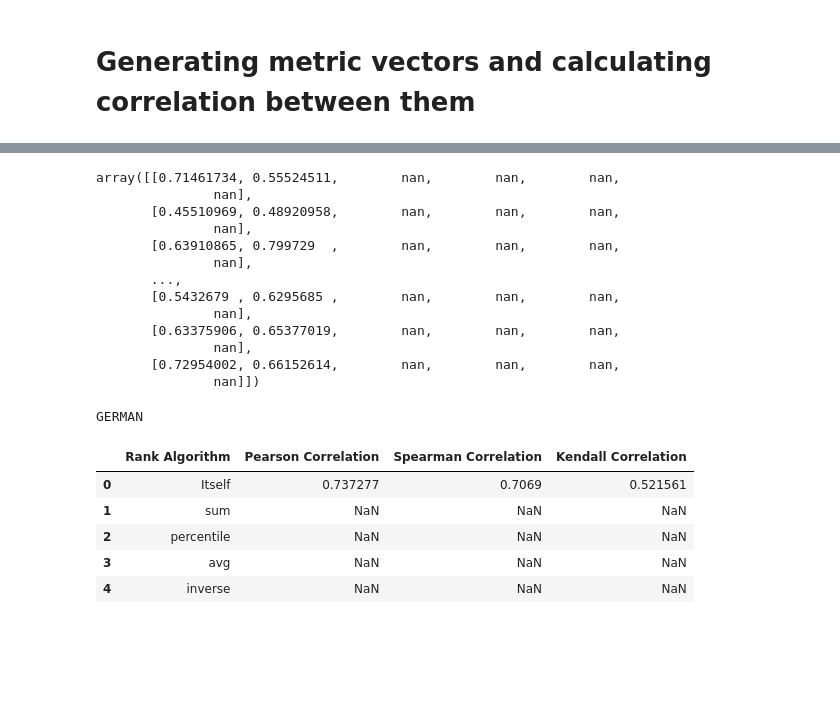
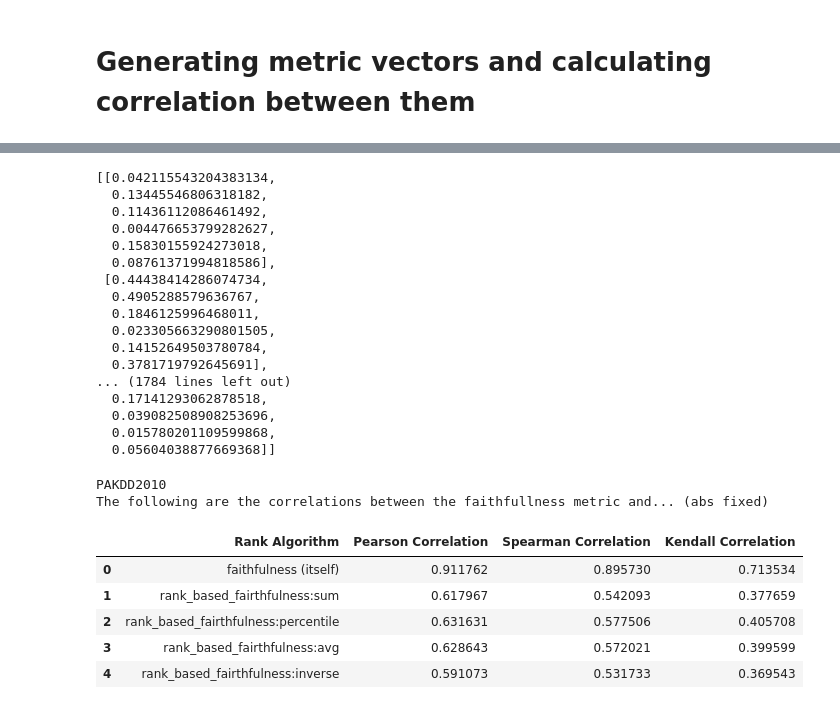
Before and after one commit to hiaac-finance/xai_aggregation, a Jupyter notebook: experiments/TEST_rank_based_metrics.ipynb, the cells around one changed output, grey strips where cells are left out. Saved outputs shown, nothing was run; the diff lists cells and outputs as text; code cells hidden in the pictures; blank space fills up the shorter version.

Commit message:
Tweak faithfullness (abs value) and average rank to exps

```diff
--- a/experiments/TEST_rank_based_metrics.ipynb
+++ b/experiments/TEST_rank_based_metrics.ipynb
@@ -17,4 +17,4 @@ from scipy.stats import pearsonr, spearmanr, kendalltau
 To enable the following instructions: AVX2 AVX_VNNI FMA, in other operations, rebuild TensorFlow with the appropriate compiler flags.
 # %%
-dataset_name, preprocessed_data, categorical_features, X, y, X_train, X_test, y_train, y_test, clf = load_german_credit_data()
+dataset_name, preprocessed_data, categorical_features, X, y, X_train, X_test, y_train, y_test, clf = load_pakdd2010_data()
 # %% [output]
@@ -44,6 +44,2 @@ Epoch 500/500
 # %% [markdown]
 ### Misc
-# %%
-row = X_test.iloc[0]
-
-evaluator.faithfullness_correlation(LimeWrapper, row, len_subset=1, iterations=1)
@@ -66,12 +64,12 @@ def process_index(idx):
     for exp in exps:
         row = []
         explanation = exp.explain_instance(X_test.loc[idx])
-        row.append(evaluator.faithfullness_correlation(exp, X_test.loc[idx], explanation=explanation, rank_based=False, len_subset=1, iterations=100))
-        row.append(evaluator.faithfullness_correlation(exp, X_test.loc[idx], explanation=explanation, rank_based=False, len_subset=1, iterations=100))
-        row.append(evaluator.faithfullness_correlation(exp, X_test.loc[idx], explanation=explanation, rank_based=True, rb_alg="sum", len_subset=1, iterations=100))
-        row.append(evaluator.faithfullness_correlation(exp, X_test.loc[idx], explanation=explanation, rank_based=True, rb_alg="percentile", len_subset=1, iterations=100))
-        row.append(evaluator.faithfullness_correlation(exp, X_test.loc[idx], explanation=explanation, rank_based=True, rb_alg="avg", len_subset=1, iterations=100))
-        row.append(evaluator.faithfullness_correlation(exp, X_test.loc[idx], explanation=explanation, rank_based=True, rb_alg="inverse", len_subset=1, iterations=100))
+        row.append(evaluator.faithfullness_correlation(exp, X_test.loc[idx], explanation=explanation, rank_based=False, iterations=100))
+        row.append(evaluator.faithfullness_correlation(exp, X_test.loc[idx], explanation=explanation, rank_based=False, iterations=100))
+        row.append(evaluator.faithfullness_correlation(exp, X_test.loc[idx], explanation=explanation, rank_based=True, rb_alg="sum", iterations=100))
+        row.append(evaluator.faithfullness_correlation(exp, X_test.loc[idx], explanation=explanation, rank_based=True, rb_alg="percentile", iterations=100))
+        row.append(evaluator.faithfullness_correlation(exp, X_test.loc[idx], explanation=explanation, rank_based=True, rb_alg="avg", iterations=100))
+        row.append(evaluator.faithfullness_correlation(exp, X_test.loc[idx], explanation=explanation, rank_based=True, rb_alg="inverse", iterations=100))
 
         # row.append(evaluator.complexity(exp, X_test.loc[idx], explanation=explanation))
         # row.append(evaluator.nrc(exp, X_test.loc[idx], explanation=explanation))
@@ -91,44 +93,50 @@ Could not find an anchor satisfying the 0.95 precision constraint. Now returning
 # %%
 comp_arr
 # %% [output]
-array([[0.71461734, 0.55524511,        nan,        nan,        nan,
-               nan],
-       [0.45510969, 0.48920958,        nan,        nan,        nan,
-               nan],
-       [0.63910865, 0.799729  ,        nan,        nan,        nan,
-               nan],
-       ...,
-       [0.5432679 , 0.6295685 ,        nan,        nan,        nan,
-               nan],
-       [0.63375906, 0.65377019,        nan,        nan,        nan,
-               nan],
-       [0.72954002, 0.66152614,        nan,        nan,        nan,
-               nan]])
+[[0.042115543204383134,
+  0.13445546806318182,
+  0.11436112086461492,
+  0.004476653799282627,
+  0.15830155924273018,
+  0.08761371994818586],
+ [0.44438414286074734,
+  0.4905288579636767,
+  0.1846125996468011,
+  0.023305663290801505,
+  0.14152649503780784,
+  0.3781719792645691],
+... (1784 lines left out)
+  0.17141293062878518,
+  0.039082508908253696,
+  0.015780201109599868,
+  0.05604038877669368]]
 # %%
 from scipy.stats import spearmanr
 
 comp_arr = np.array(comp_arr)
-rank_algs = ["Itself", "sum", "percentile", "avg", "inverse"]
+rank_algs = ["faithfulness (itself)", "rank_based_fairthfulness:sum", "rank_based_fairthfulness:percentile", "rank_based_fairthfulness:avg", "rank_based_fairthfulness:inverse"]
 # rank_algs = ["NRC"]
 
 pearson_corr = [np.corrcoef(comp_arr[:, 0], comp_arr[:, i])[0, 1] for i in range(1, comp_arr.shape[1])]
 spearman_corr = [spearmanr(comp_arr[:, 0], comp_arr[:, i]).correlation for i in range(1, comp_arr.shape[1])]
 kendall_corr = [kendalltau(comp_arr[:, 0], comp_arr[:, i]).correlation for i in range(1, comp_arr.shape[1])]
 
 correlation_df = pd.DataFrame({
     'Rank Algorithm': rank_algs,
     'Pearson Correlation': pearson_corr,
     'Spearman Correlation': spearman_corr,
     'Kendall Correlation': kendall_corr
 })
 
 print(dataset_name)
+print("The following are the correlations between the faithfullness metric and... (abs fixed)")
 display(correlation_df)
 # %% [output]
-GERMAN
+PAKDD2010
+The following are the correlations between the faithfullness metric and... (abs fixed)
 |  | Rank Algorithm | Pearson Correlation | Spearman Correlation | Kendall Correlation |
-| 0 | Itself | 0.737277 | 0.7069 | 0.521561 |
-| 1 | sum | NaN | NaN | NaN |
-| 2 | percentile | NaN | NaN | NaN |
-| 3 | avg | NaN | NaN | NaN |
-| 4 | inverse | NaN | NaN | NaN |
+| 0 | faithfulness (itself) | 0.911762 | 0.895730 | 0.713534 |
+| 1 | rank_based_fairthfulness:sum | 0.617967 | 0.542093 | 0.377659 |
+| 2 | rank_based_fairthfulness:percentile | 0.631631 | 0.577506 | 0.405708 |
+| 3 | rank_based_fairthfulness:avg | 0.628643 | 0.572021 | 0.399599 |
+| 4 | rank_based_fairthfulness:inverse | 0.591073 | 0.531733 | 0.369543 |
```
Also changed, not shown: parts of 6 cells of this notebook, 7 other files.
